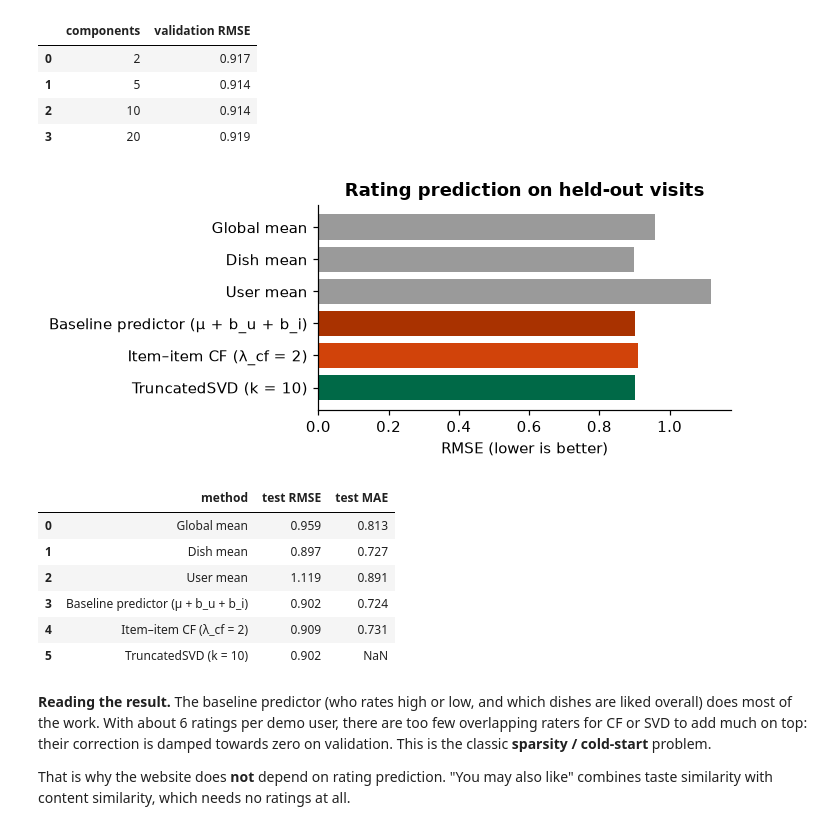
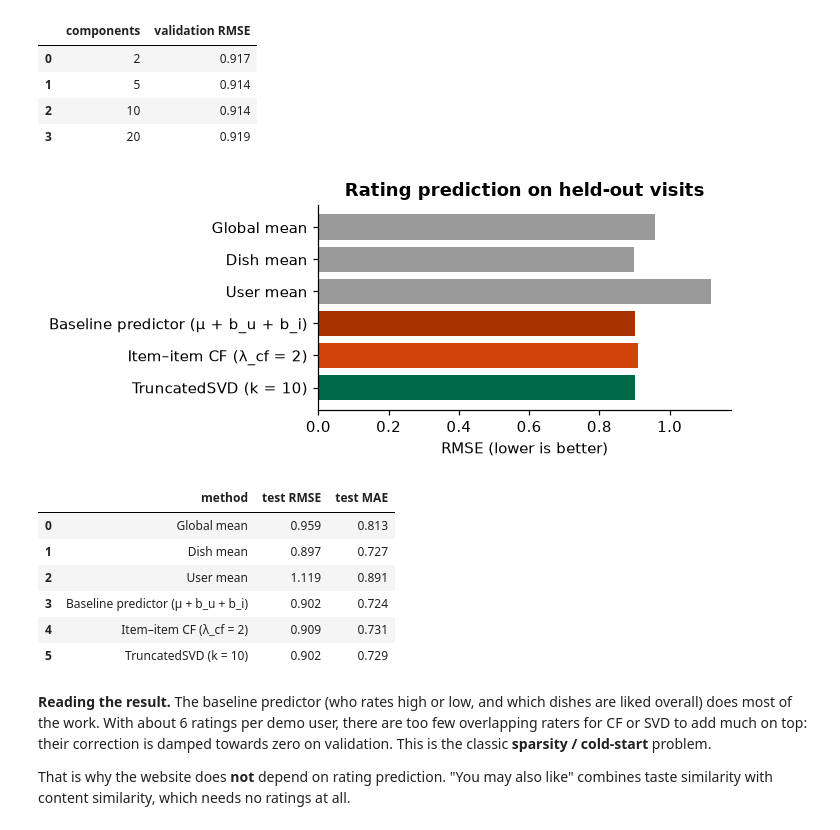
Before and after one commit to uTkarsho6/cafe-website, a Jupyter notebook: notebooks/recommendation.ipynb, the cells around one changed output. Cells and saved outputs as stored; diff of their text form; code cells hidden in the pictures.

```diff
--- a/notebooks/recommendation.ipynb
+++ b/notebooks/recommendation.ipynb
@@ -183,9 +183,9 @@ def svd_rmse(train_df, eval_df, k):
         a, j = uidx.get(u, -1), iidx[s]
         p = b.predict(a, j) + (approx[a, j] if a >= 0 else 0.0)
         e.append(min(5, max(1, p)) - r)
-    return float(np.sqrt(np.mean(np.square(e))))
+    return float(np.sqrt(np.mean(np.square(e)))), float(np.mean(np.abs(e)))
 svd_sweep = pd.DataFrame({"components": [2, 5, 10, 20]})
-svd_sweep["validation RMSE"] = [svd_rmse(train_in, valid, k) for k in svd_sweep.components]
+svd_sweep["validation RMSE"] = [svd_rmse(train_in, valid, k)[0] for k in svd_sweep.components]
 svd_sweep.round(3)
 # %% [output]
 |  | components | validation RMSE |
@@ -196,35 +196,35 @@ svd_sweep.round(3)
 # %%
 best_lam = float(sweep.loc[sweep["validation RMSE"].idxmin(), "λ_cf"])
 best_k = int(svd_sweep.loc[svd_sweep["validation RMSE"].idxmin(), "components"])
 model_full_train = R.train(menu, train_full)
 test_scores = R.rmse_mae(model_full_train, train_full, test)
 mat_f, users_f = R.rating_matrix(train_full, slugs); base_f = R.baseline(mat_f); res_f = R.residuals(mat_f, base_f)
 uf = {u: k for k, u in enumerate(users_f)}
 cf_err = [R.predict_rating(model_full_train.taste_raw, res_f, base_f, uf.get(u, -1), slugs.index(s), best_lam) - r
           for u, s, r in test[["user_id", "item_slug", "rating"]].itertuples(index=False)]
 rows = [
     ("Global mean", test_scores["rmse_global_mean"], test_scores["mae_global_mean"]),
     ("Dish mean", test_scores["rmse_item_mean"], test_scores["mae_item_mean"]),
     ("User mean", test_scores["rmse_user_mean"], test_scores["mae_user_mean"]),
     ("Baseline predictor (μ + b_u + b_i)", test_scores["rmse_baseline"], test_scores["mae_baseline"]),
     (f"Item–item CF (λ_cf = {best_lam:g})", float(np.sqrt(np.mean(np.square(cf_err)))), float(np.mean(np.abs(cf_err)))),
-    (f"TruncatedSVD (k = {best_k})", svd_rmse(train_full, test, best_k), float("nan")),
+    (f"TruncatedSVD (k = {best_k})", *svd_rmse(train_full, test, best_k)),
 ]
 rating_table = pd.DataFrame(rows, columns=["method", "test RMSE", "test MAE"])
 plt.figure(figsize=(6.5, 2.8))
 plt.barh(rating_table["method"], rating_table["test RMSE"], color=[GREY]*3 + [BROWN, ORANGE, GREEN])
 plt.gca().invert_yaxis(); plt.xlabel("RMSE (lower is better)"); plt.title("Rating prediction on held-out visits")
 save("04_rating_prediction")
 rating_table.round(3)
 # %% [output]
 [figure]
 |  | method | test RMSE | test MAE |
 | 0 | Global mean | 0.959 | 0.813 |
 | 1 | Dish mean | 0.897 | 0.727 |
 | 2 | User mean | 1.119 | 0.891 |
 | 3 | Baseline predictor (μ + b_u + b_i) | 0.902 | 0.724 |
 | 4 | Item–item CF (λ_cf = 2) | 0.909 | 0.731 |
-| 5 | TruncatedSVD (k = 10) | 0.902 | NaN |
+| 5 | TruncatedSVD (k = 10) | 0.902 | 0.729 |
 # %% [markdown]
 **Reading the result.** The baseline predictor (who rates high or low, and which dishes are liked overall) does most of the work. With about 6 ratings per demo user, there are too few overlapping raters for CF or SVD to add much on top: their correction is damped towards zero on validation. This is the classic **sparsity / cold-start** problem.
 
```
Also changed, not shown: parts of 6 cells of this notebook, 36 other files.
